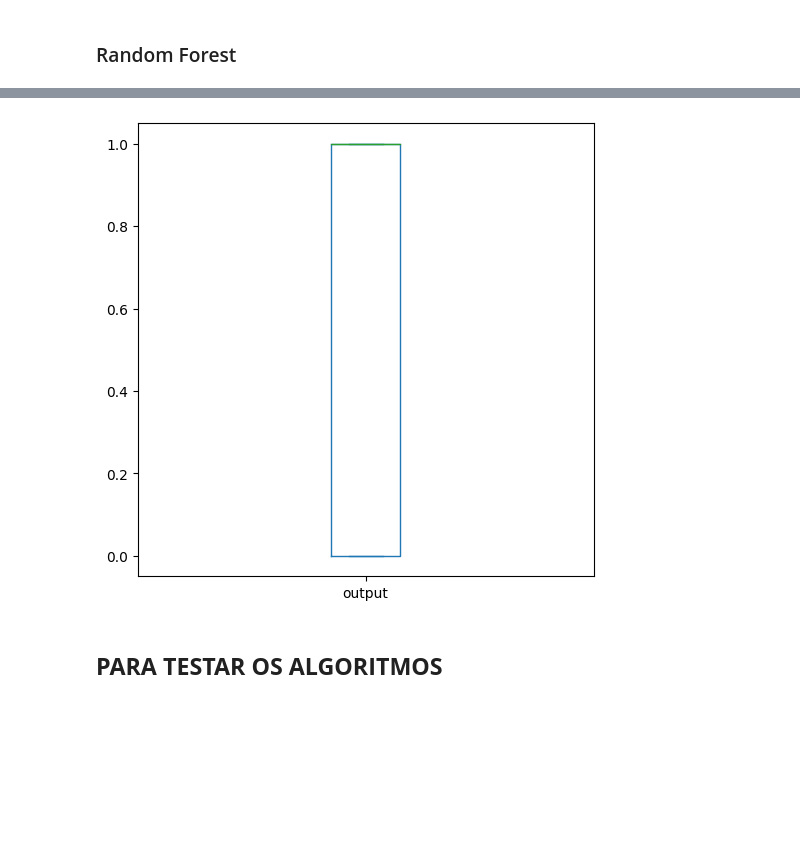
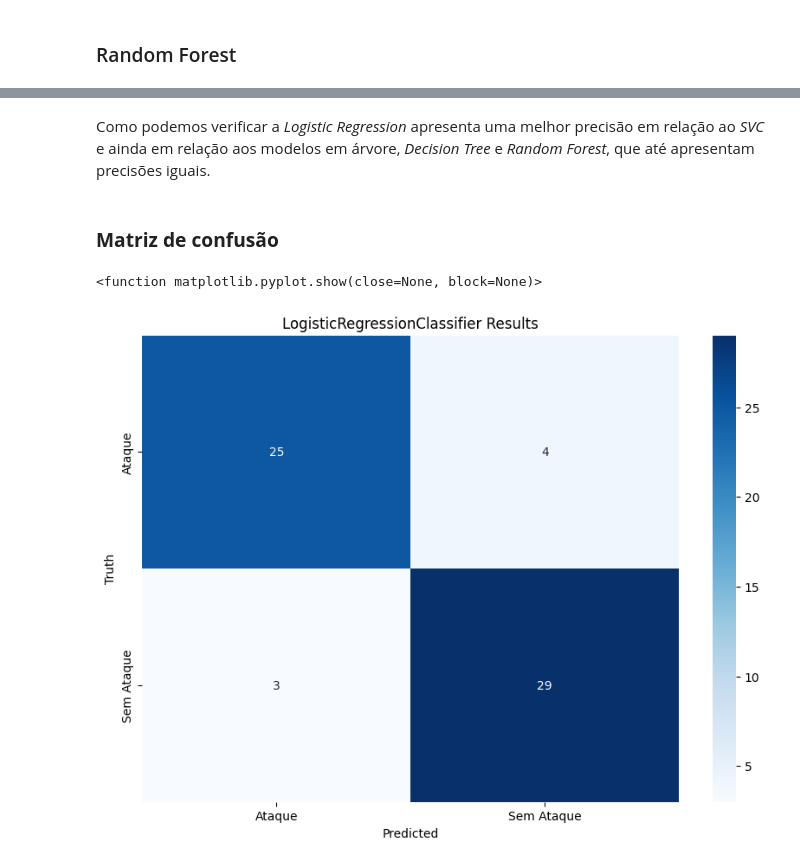
Before and after one commit to luisgcsilva/TEI_19314_20481_21460, a Jupyter notebook: ML_19314_20481_21460.ipynb, the cells around one changed output, grey strips where cells are left out. Drawn from its saved outputs; the diff is of its cells as text; code cells hidden in the pictures; blank space fills up the shorter version.

```diff
--- a/ML_19314_20481_21460.ipynb
+++ b/ML_19314_20481_21460.ipynb
@@ -640,11 +663,10 @@ Após estes processos, procedeu-se então ao treino do classificador, utilizando
 # %%
-
 logreg = LogisticRegression()
 logreg.fit(X_train, y_train)
 
 y_pred_proba = logreg.predict_proba(X_teste)
 
-y_pred = np.argmax(y_pred_proba, axis=1)
+logreg_pred = np.argmax(y_pred_proba, axis=1)
 
-print("The test accuracy score of Logistric Regression is ", accuracy_score(y_test, y_pred))
+print("A precisão do algoritmo Logistic Regression é: ", accuracy_score(y_test, logreg_pred))
 # %% [output]
@@ -695,8 +703,0 @@ The test accuracy score of Random Forest is  0.7540983606557377
-# %%
-df['output'].plot(kind='box',figsize=(20,20),subplots=True,layout=(3,3))
-
-plt.show()
-# %% [output]
-[figure, removed]
-# %% [markdown]
-## **PARA TESTAR OS ALGORITMOS**
@@ -706,0 +704,23 @@ log_reg_predict(random_data)
+# %% [markdown]
+Como podemos verificar a *Logistic Regression* apresenta uma melhor precisão em relação ao *SVC* e ainda em relação aos modelos em árvore, *Decision Tree* e *Random Forest*, que até apresentam precisões iguais.
+# %% [markdown]
+### **Matriz de confusão**
+# %%
+labels = ["Ataque", "Sem Ataque"]
+
+def confusion_mat_graph(cm, title):
+    fig = plt.figure(figsize=(10,7))
+    ax = plt.subplot()
+    ax.set_title(title)
+    sns.heatmap(cm, annot=True, ax=ax, cmap="Blues", fmt="g")
+    ax.set_xlabel("Predicted")
+    ax.set_ylabel("Truth")
+    ax.xaxis.set_ticklabels(labels)
+    ax.yaxis.set_ticklabels(labels)
+train_pred = cross_val_predict(logreg, X, y, cv=2)
+cm_teste = confusion_matrix(y_test, logreg_pred)
+confusion_mat_graph(cm_teste, "LogisticRegressionClassifier Results")
+plt.show
+# %% [output]
+<function matplotlib.pyplot.show(close=None, block=None)>
+[figure, added]
```
Also changed, not shown: parts of 23 cells of this notebook.
